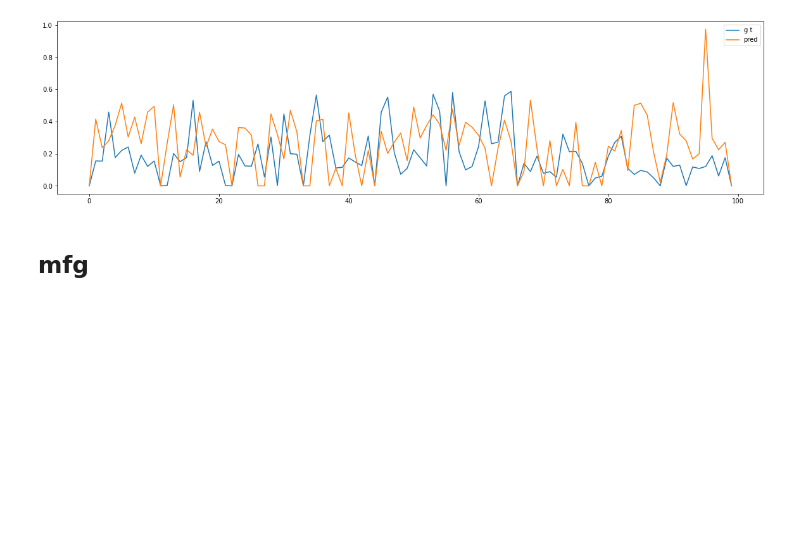
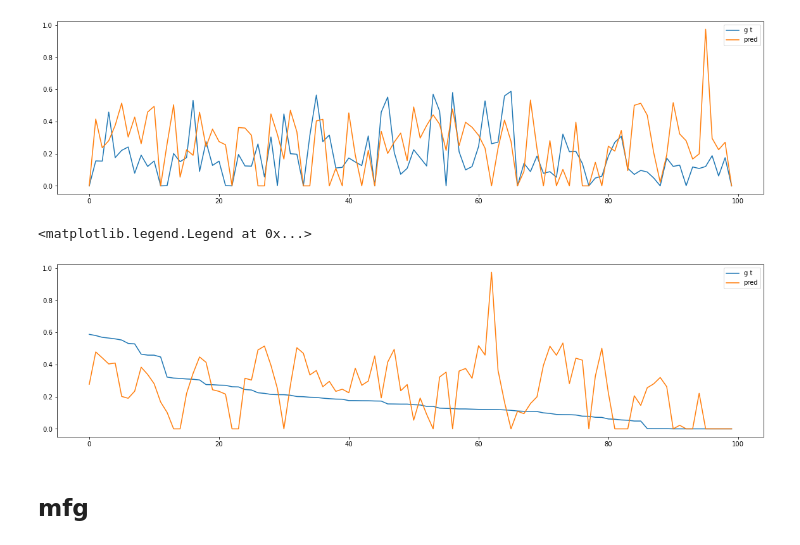
Before and after one commit to khzhang2/Air_Traffic, a Jupyter notebook: Visualization.ipynb, the cells around one changed output. Cells and saved outputs as stored; diff of their text form; code cells hidden in the pictures; blank space fills up the shorter version.

```diff
--- a/Visualization.ipynb
+++ b/Visualization.ipynb
@@ -40,6 +40,19 @@ plt.legend()
 # %% [output]
 <matplotlib.legend.Legend at 0x...>
 [figure]
+# %%
+dg_df = pd.DataFrame([], columns=['pred', 'labels'])
+dg_df['pred'] = dg_pred.flatten()
+dg_df['labels'] = dg_labels.flatten()
+dg_df = dg_df.sort_values(by='labels', ascending=False)
+dg_df.index = range(dg_df.shape[0])
+plt.figure(figsize = (20,5))
+plt.plot(dg_df['labels'], label='g t')
+plt.plot(dg_df['pred'], label='pred')
+plt.legend()
+# %% [output]
+<matplotlib.legend.Legend at 0x...>
+[figure, added]
 # %% [markdown]
 ## mfg
 # %%
```
Also changed, not shown: parts of 2 cells of this notebook.
